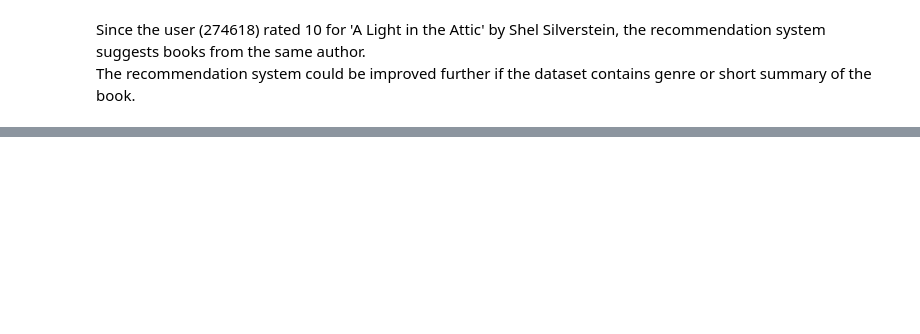
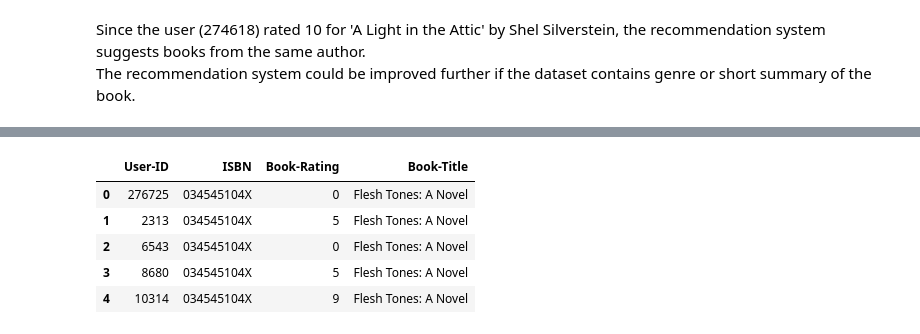
Before and after one commit to phuongnk27/Book-Recommendation, a Jupyter notebook: rec_system.ipynb, the cells around one changed output, grey strips where cells are left out. Saved outputs shown, nothing was run; the diff lists cells and outputs as text; code cells hidden in the pictures; blank space fills up the shorter version.

```diff
--- a/rec_system.ipynb
+++ b/rec_system.ipynb
@@ -439,0 +434,14 @@ We don't consider Year-Of-Publication as feature as there are many datapoints th
+# %%
+# Classify books as common and rare
+# Common books are books with more than 20 ratings
+common_book = book_with_ratings[book_with_ratings['Num Ratings'] > 20]
+rare_book = book_with_ratings[ ~book_with_ratings['ISBN'].isin(common_book['ISBN'])]
+common_book = ratings[ratings['ISBN'].isin(common_book['ISBN'])].merge(book_with_ratings.loc[:,['ISBN', 'Book-Title']], on='ISBN')
+common_book.head()
+# %% [output]
+|  | User-ID | ISBN | Book-Rating | Book-Title |
+| 0 | 276725 | 034545104X | 0 | Flesh Tones: A Novel |
+| 1 | 2313 | 034545104X | 5 | Flesh Tones: A Novel |
+| 2 | 6543 | 034545104X | 0 | Flesh Tones: A Novel |
+| 3 | 8680 | 034545104X | 5 | Flesh Tones: A Novel |
+| 4 | 10314 | 034545104X | 9 | Flesh Tones: A Novel |
```
Also changed, not shown: parts of 12 cells of this notebook.
